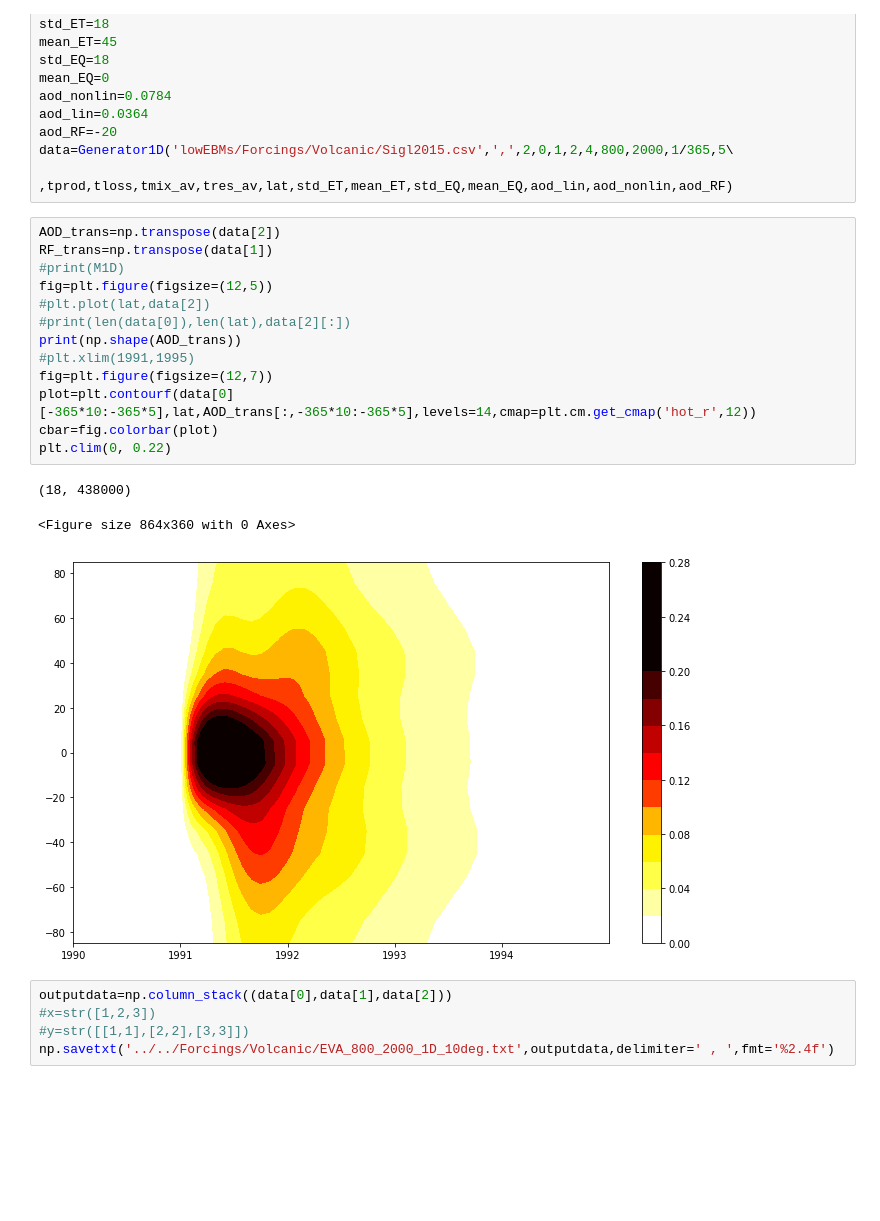
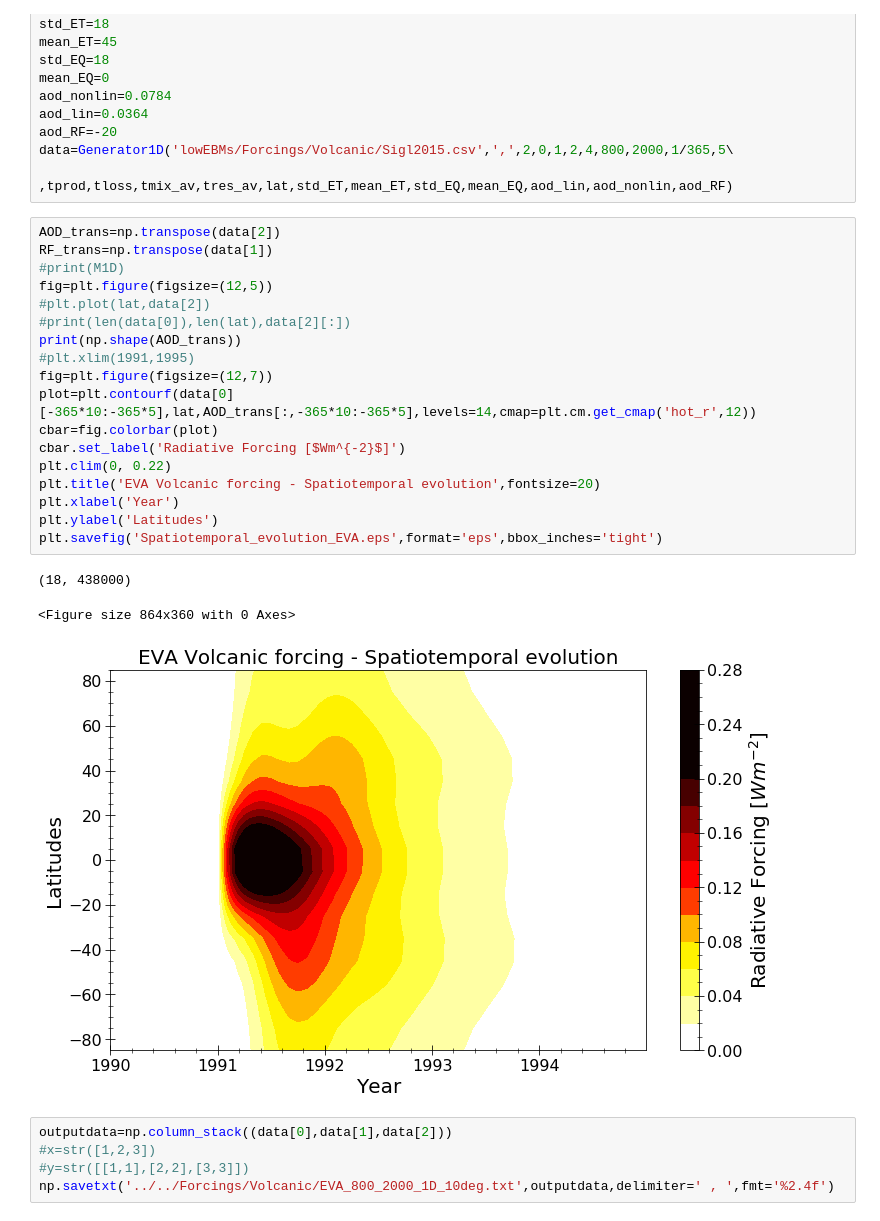
Before and after one commit to BenniSchmiedel/Low-dimensional-EBMs, a Jupyter notebook: Development_tests_forcing.ipynb, the cells around one changed output. Cells and saved outputs as stored; diff of their text form; blank space fills up the shorter version.

```diff
--- a/Development_tests_forcing.ipynb
+++ b/Development_tests_forcing.ipynb
@@ -28,20 +30,25 @@ data=Generator1D('lowEBMs/Forcings/Volcanic/Sigl2015.csv',',',2,0,1,2,4,800,2000
 # %%
 AOD_trans=np.transpose(data[2])
 RF_trans=np.transpose(data[1])
 #print(M1D)
 fig=plt.figure(figsize=(12,5))
 #plt.plot(lat,data[2])
 #print(len(data[0]),len(lat),data[2][:])
 print(np.shape(AOD_trans))
 #plt.xlim(1991,1995)
 fig=plt.figure(figsize=(12,7))
 plot=plt.contourf(data[0][-365*10:-365*5],lat,AOD_trans[:,-365*10:-365*5],levels=14,cmap=plt.cm.get_cmap('hot_r',12))
 cbar=fig.colorbar(plot)
+cbar.set_label('Radiative Forcing [$Wm^{-2}$]')
 plt.clim(0, 0.22)
+plt.title('EVA Volcanic forcing - Spatiotemporal evolution',fontsize=20)
+plt.xlabel('Year')
+plt.ylabel('Latitudes')
+plt.savefig('Spatiotemporal_evolution_EVA.eps',format='eps',bbox_inches='tight')
 # %% [output]
 (18, 438000)
 <Figure size 864x360 with 0 Axes>
-[figure, old version]
+[figure, new version]
 # %%
 outputdata=np.column_stack((data[0],data[1],data[2]))
 #x=str([1,2,3])
```
Also changed, not shown: parts of 1 cell of this notebook, 45 other files.
